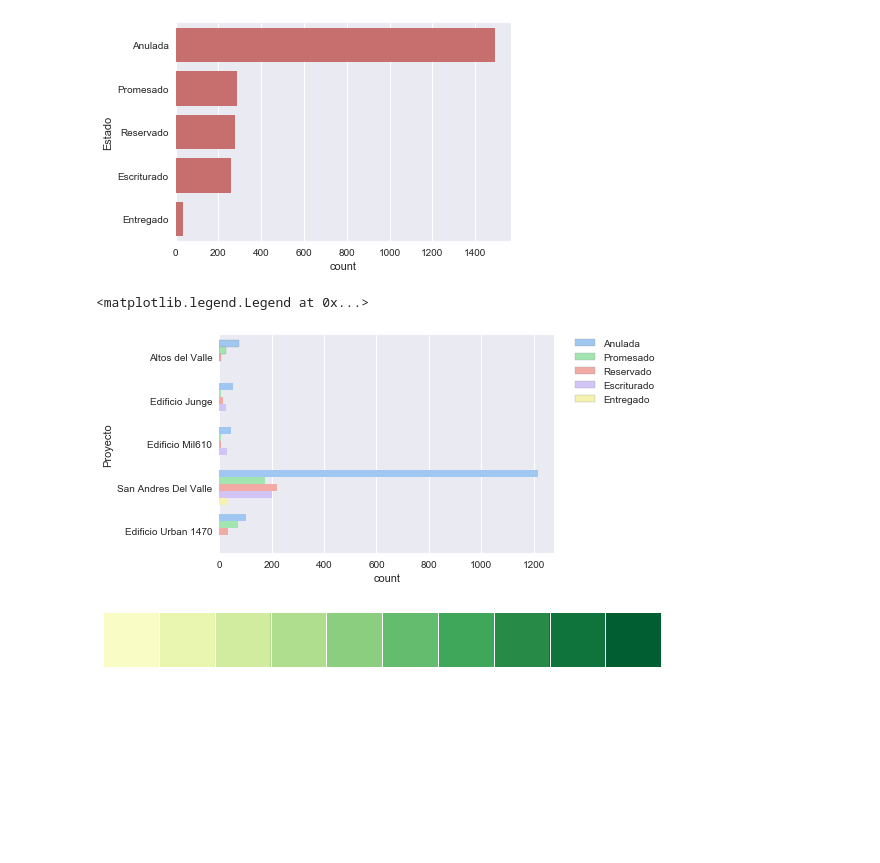
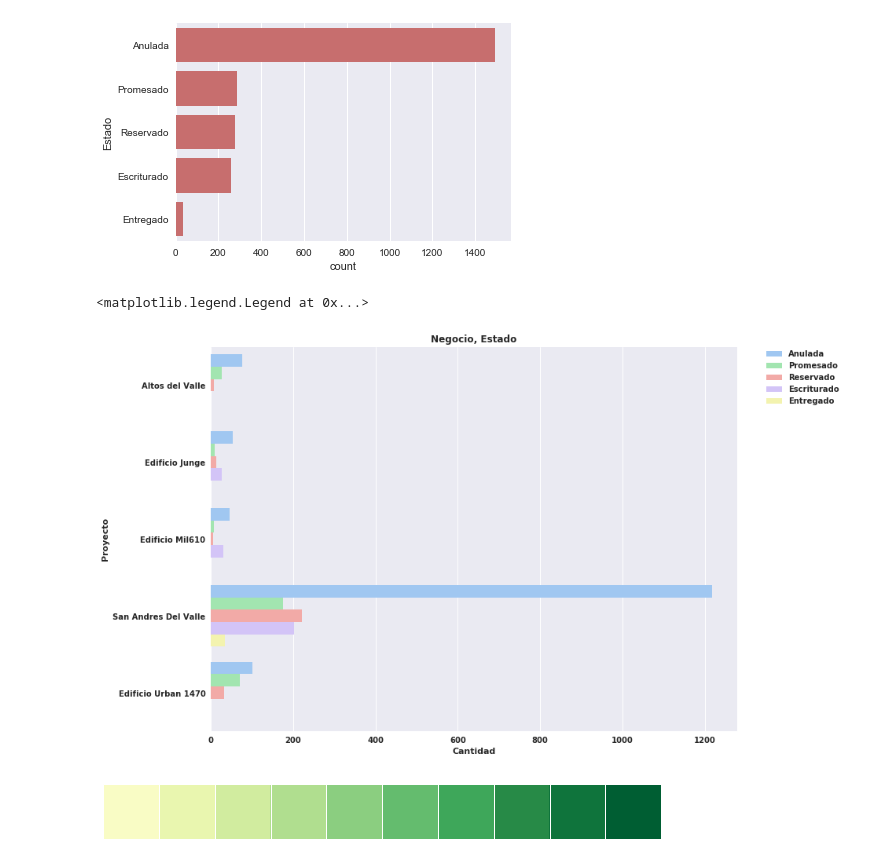
Before and after one commit to jcardenaslie/mem_aitue, a Jupyter notebook: Main Project/1 - Data Understanding/1.2.b - Negocios Variables Understanding.ipynb, the cells around one changed output. Saved outputs shown, nothing was run; the diff lists cells and outputs as text; code cells hidden in the pictures; blank space fills up the shorter version.

Commit message:
cambios graficos data understanding

```diff
--- a/Main Project/1 - Data Understanding/1.2.b - Negocios Variables Understanding.ipynb
+++ b/Main Project/1 - Data Understanding/1.2.b - Negocios Variables Understanding.ipynb
@@ -314,16 +314,24 @@ Valores nulos:  0
 <matplotlib.axes._subplots.AxesSubplot at 0x...>
 [figure]
 # %%
-# sb.color_palette("OrRd", 10)
-# sb
-# f = plt.figure(figsize=(15,7))
-g = sb.countplot(y="Proyecto", hue="Estado",
-            palette="pastel", edgecolor=".6",
-            data=neg_all);
-plt.legend(bbox_to_anchor=(1.05, 1), loc=2, borderaxespad=0.)
+font = {'family' : 'normal',
+        'weight' : 'bold',
+        'size'   : 22}
+
+matplotlib.rc('font', **font)
+
+sb.set_palette("YlGn")
+sb.set_color_codes("deep")
+f = plt.figure(figsize=(12,9))
+sb.countplot(y="Proyecto",data=neg_all, hue="Estado",
+            palette="pastel");
+plt.xlabel('Cantidad', weight='bold')
+plt.ylabel('Proyecto', weight='bold')
+plt.title("Negocio, Estado", weight='bold')
+plt.legend(bbox_to_anchor=(1.05, 1), loc=2, borderaxespad=0., prop={'weight':'bold'})
 # %% [output]
 <matplotlib.legend.Legend at 0x...>
-[figure, old version]
+[figure, new version]
 # %%
 sb.palplot(sb.color_palette("YlGn", 10))
 # %% [output]
```
Also changed, not shown: parts of 18 cells of this notebook, 1 other file.
